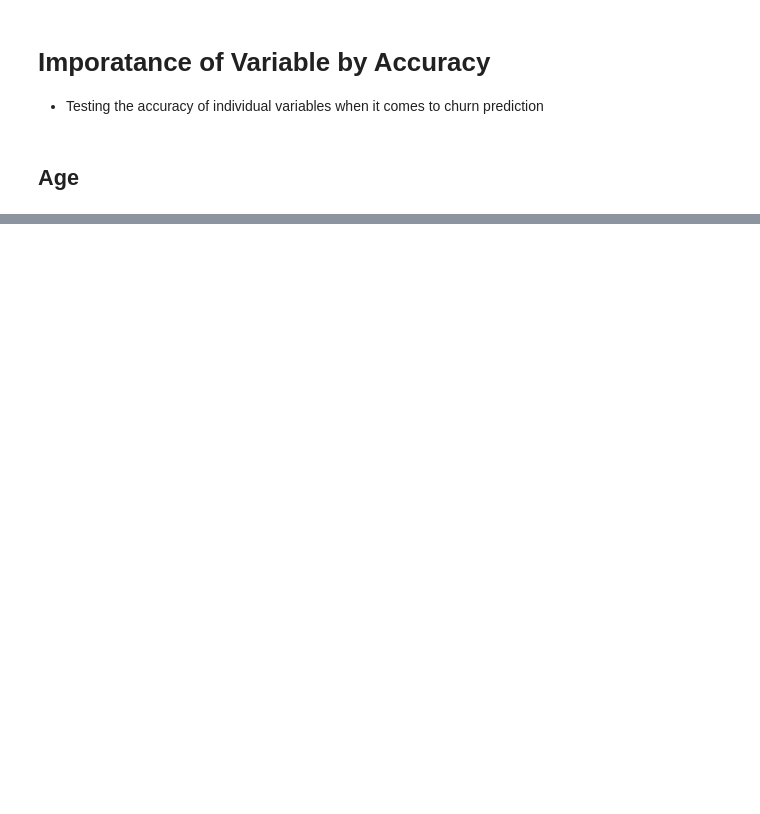
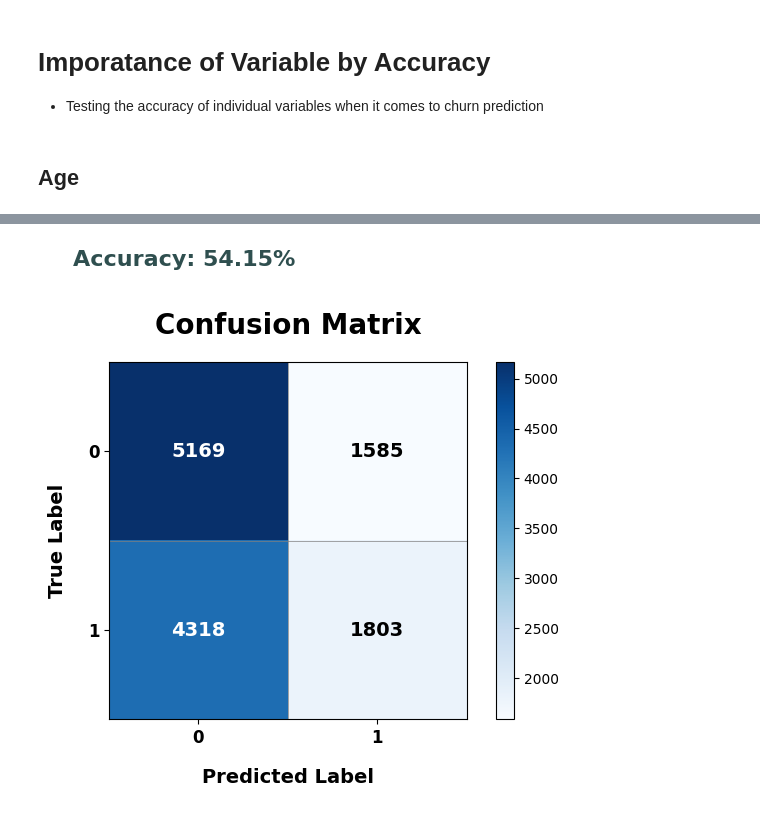
Before and after one commit to CullosK/MeXE402_Midterm_Cullos_Kristina-Verroya_Patrick, a Jupyter notebook: Logistic.ipynb, the cells around one changed output, grey strips where cells are left out. Saved outputs shown, nothing was run; the diff lists cells and outputs as text; code cells hidden in the pictures; blank space fills up the shorter version.

```diff
--- a/Logistic.ipynb
+++ b/Logistic.ipynb
@@ -57,10 +57,10 @@ dataset.info
 # %% [markdown]
 ### Getting the inputs and output
 # %%
-X1 = dataset.iloc[:,1:2].values
-X2 = dataset.iloc[:,3:7].values
-X3 = dataset.iloc[:,9:11].values
-X = np.concatenate((X1,X2,X3),1)
+#X1 = dataset.iloc[:,1:2].values
+#X2 = dataset.iloc[:,3:7].values
+#X3 = dataset.iloc[:,9:11].values
+X = dataset.iloc[:,:-1].values
 y = dataset.iloc[:,-1].values
 # %%
 X
@@ -243,0 +238,57 @@ ValueError: All arrays must be of the same length
+# %%
+X = dataset.iloc[:,0:1].values
+y = dataset.iloc[:,-1].values
+
+from sklearn.model_selection import train_test_split
+X_train, X_test, y_train, y_test = train_test_split(X, y, test_size = 0.2, random_state = 1)
+
+from sklearn.preprocessing import StandardScaler
+sc = StandardScaler()
+X_train = sc.fit_transform(X_train)
+model.fit(X_train, y_train)
+y_pred = model.predict(sc.transform(X_test))
+
+cm = confusion_matrix(y_test, y_pred)
+
+# Calculate accuracy as a percentage
+accuracy = accuracy_score(y_test, y_pred) * 100
+
+# Set up the figure
+plt.figure(figsize=(8, 6))
+
+# Plot the confusion matrix with a more refined color map and style
+plt.imshow(cm, interpolation='nearest', cmap='Blues')
+plt.title('Confusion Matrix', fontsize=20, weight='bold', pad=20)
+plt.suptitle(f'Accuracy: {accuracy:.2f}%', fontsize=16, color='darkslategray', weight='bold', y=0.92)
+
+# Define tick marks based on the number of unique classes
+tick_marks = np.arange(len(np.unique(y_test)))
+plt.xticks(tick_marks, np.unique(y_test), fontsize=12, weight='bold')
+plt.yticks(tick_marks, np.unique(y_test), fontsize=12, weight='bold')
+
+# Set labels for the axes with bold fonts
+plt.ylabel('True Label', fontsize=14, weight='bold', labelpad=15)
+plt.xlabel('Predicted Label', fontsize=14, weight='bold', labelpad=15)
+
+# Annotate each cell in the confusion matrix with the count
+thresh = cm.max() / 2
+for i, j in np.ndindex(cm.shape):
+    plt.text(j, i, f'{cm[i, j]}', ha='center', va='center',
+             color='white' if cm[i, j] > thresh else 'black',
+             fontsize=14, fontweight='bold')
+
+# Customize color bar for a subtle, integrated look
+cbar = plt.colorbar(fraction=0.046, pad=0.04)
+cbar.ax.tick_params(labelsize=10)
+
+# Minor gridlines for a polished separation of cells
+plt.gca().set_xticks(np.arange(-.5, len(tick_marks)), minor=True)
+plt.gca().set_yticks(np.arange(-.5, len(tick_marks)), minor=True)
+plt.grid(which='minor', color='gray', linestyle='-', linewidth=0.5)
+plt.tick_params(which='minor', bottom=False, left=False)  # Hide minor ticks
+
+# Adjust layout for a clean, professional look
+plt.tight_layout(rect=[0, 0, 1, 0.9])
+plt.show()
+# %% [output]
+[figure, added]
```
Also changed, not shown: parts of 21 cells of this notebook.
